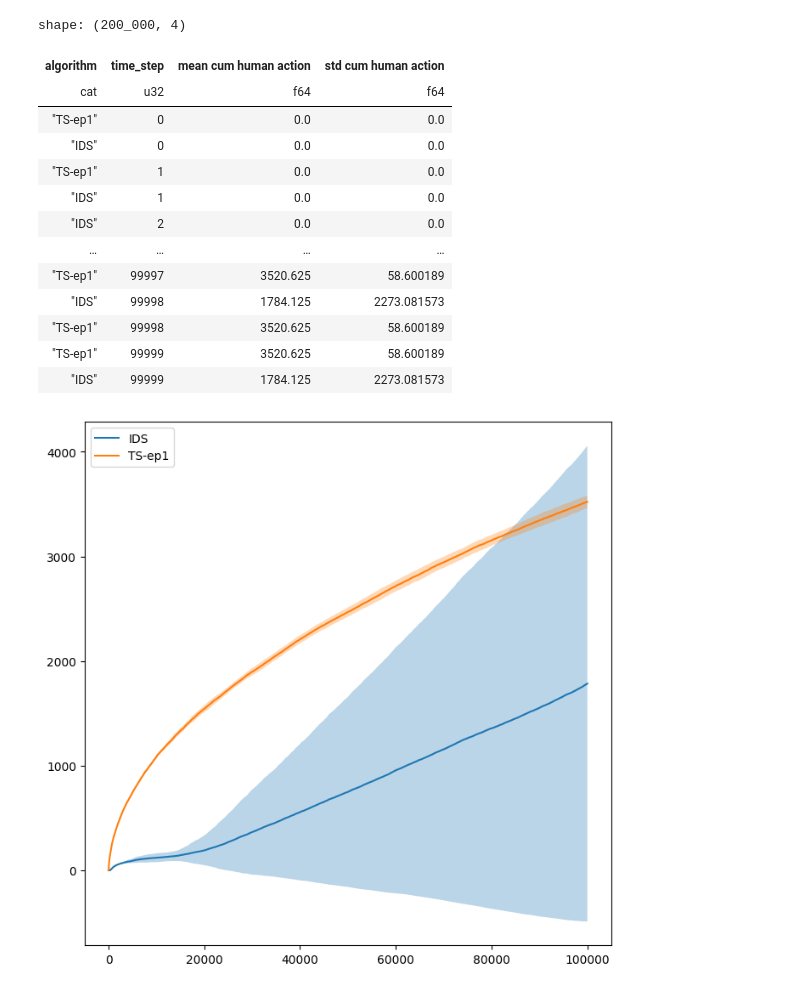
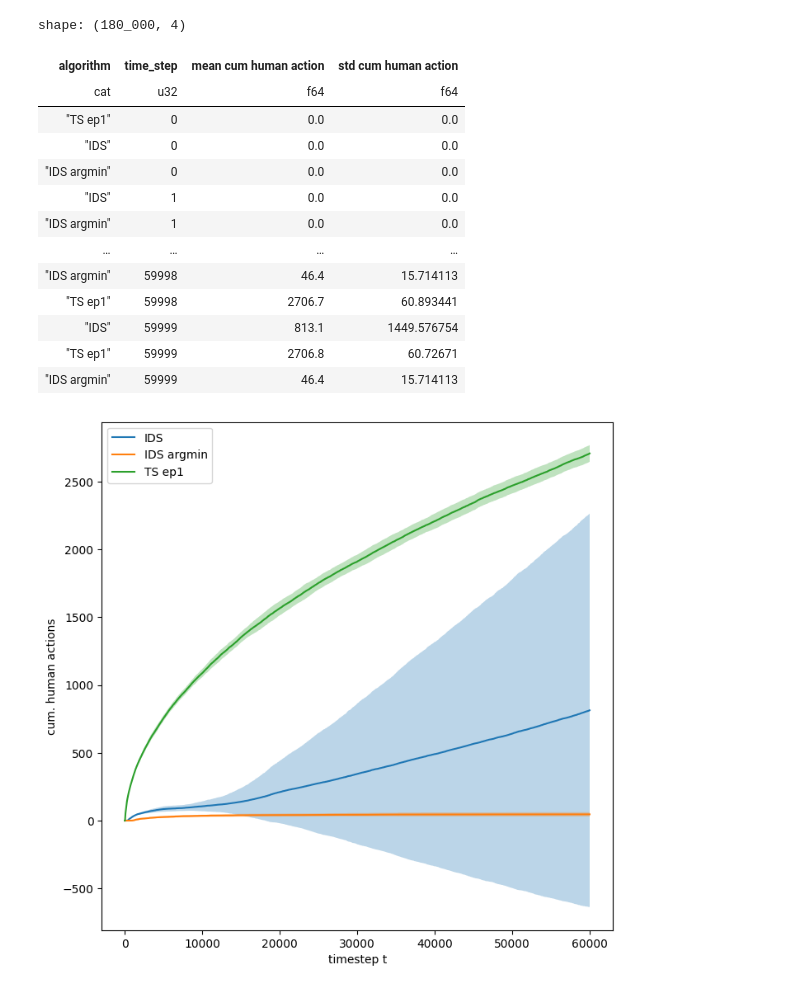
Before and after one commit to DavidJGChen/bandit-exploration, a Jupyter notebook: notebooks/analysis.ipynb, the cells around one changed output. Drawn from its saved outputs; the diff is of its cells as text; code cells hidden in the pictures.

```diff
--- a/notebooks/analysis.ipynb
+++ b/notebooks/analysis.ipynb
@@ -9,7 +9,7 @@ import yaml
 from bandit_sim.configs import AlgorithmConfig, BanditEnvConfig
 from bandit_sim.setting import Settings, generate_base_filename
 # %%
-result_dir = "20250817-1810-alignment"
+result_dir = "20250817-2259-alignment"
 output_dir = os.path.join("../output/", result_dir)
 
 config = {}
@@ -165,0 +191,27 @@ plt.show()
+# %%
+plt.figure(figsize=(8, 8))
+
+for alg_name, data in grouped_df:
+    means = data["info ratio mean"][10:]
+    stds = data["info ratio std"][10:]
+    plt.plot(
+        np.arange(10, T),
+        means,
+        label=alg_name,
+    )
+    plt.fill_between(
+        np.arange(10, T),
+        means + stds,
+        means - stds,
+        alpha=0.3,
+    )
+
+plt.xscale("log")
+plt.yscale("log")
+plt.axis("equal")
+
+plt.title(title)
+plt.xlabel("timestep t")
+plt.ylabel("info ratio")
+plt.legend()
+plt.show()
@@ -189,42 +243,44 @@ df_human_actions_grouped = df_human_actions.group_by("algorithm")
 
 df_human_actions
 # %% [output]
-shape: (200_000, 4)
+shape: (180_000, 4)
 | algorithm | time_step | mean cum human action | std cum human action |
 | cat | u32 | f64 | f64 |
-| "TS-ep1" | 0 | 0.0 | 0.0 |
+| "TS ep1" | 0 | 0.0 | 0.0 |
 | "IDS" | 0 | 0.0 | 0.0 |
-| "TS-ep1" | 1 | 0.0 | 0.0 |
+| "IDS argmin" | 0 | 0.0 | 0.0 |
 | "IDS" | 1 | 0.0 | 0.0 |
-| "IDS" | 2 | 0.0 | 0.0 |
+| "IDS argmin" | 1 | 0.0 | 0.0 |
 | … | … | … | … |
-| "TS-ep1" | 99997 | 3520.625 | 58.600189 |
-| "IDS" | 99998 | 1784.125 | 2273.081573 |
-| "TS-ep1" | 99998 | 3520.625 | 58.600189 |
-| "TS-ep1" | 99999 | 3520.625 | 58.600189 |
-| "IDS" | 99999 | 1784.125 | 2273.081573 |
+| "IDS argmin" | 59998 | 46.4 | 15.714113 |
+| "TS ep1" | 59998 | 2706.7 | 60.893441 |
+| "IDS" | 59999 | 813.1 | 1449.576754 |
+| "TS ep1" | 59999 | 2706.8 | 60.72671 |
+| "IDS argmin" | 59999 | 46.4 | 15.714113 |
 # %%
 plt.figure(figsize=(8, 8))
 
 for alg_name, data in df_human_actions_grouped:
     means = data["mean cum human action"]
     stds = data["std cum human action"]
     plt.plot(
         np.arange(T),
         means,
         label=alg_name,
     )
     plt.fill_between(
         np.arange(T),
         means + stds,
         means - stds,
         alpha=0.3,
     )
 
+plt.xlabel("timestep t")
+plt.ylabel("cum. human actions")
 plt.legend()
 plt.show()
 # %% [output]
-[figure, old version]
+[figure, new version]
 # %%
 plt.figure(figsize=(8, 8))
 for alg_name, data in df_human_actions_grouped:
```
Also changed, not shown: parts of 6 cells of this notebook, 2 other files.
